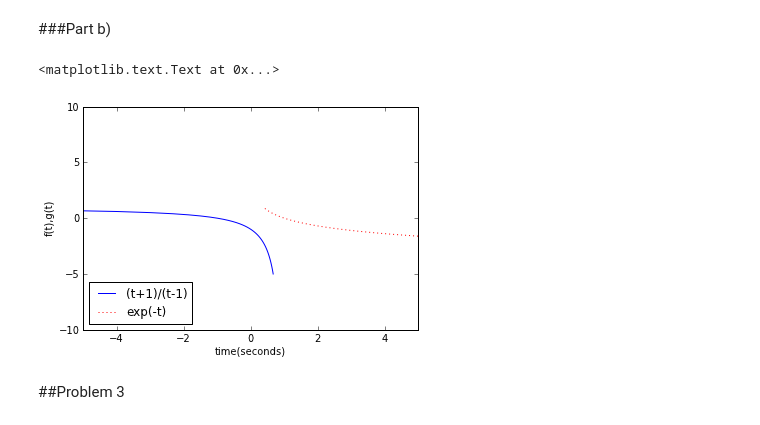
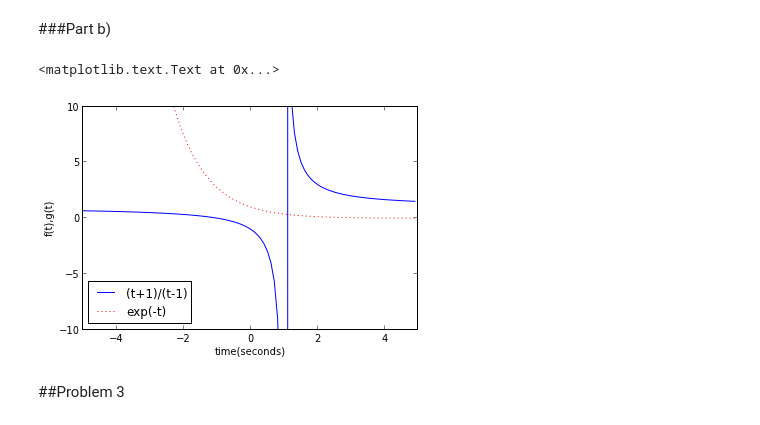
Before and after one commit to anaghibi/PHYS202-S13, a Jupyter notebook: Midterm/Midterm.ipynb, the cells around one changed output. Cells and saved outputs as stored; diff of their text form; code cells hidden in the pictures.

```diff
--- a/Midterm/Midterm.ipynb
+++ b/Midterm/Midterm.ipynb
@@ -26,19 +26,19 @@ xticks(arange(-pi,5*pi/4,pi/4), ['$-{\pi}$','$-3{\pi}/4$','$-{\pi}/2$','$-{\pi}/
 # %% [markdown]
 ###Part b)
 # %%
-t = arange(-5,1,0.1)
+t = arange(-5,5,0.1)
 f = lambda t:(t+1)/(t-1)
 g = lambda t:e**(-t)
-plot(f(t),t, label = '(t+1)/(t-1)')
-plot(g(t),t,color='red',linestyle=':',label = 'exp(-t)')
+plot(t,f(t),label = '(t+1)/(t-1)')
+plot(t,g(t),color='red',linestyle=':',label = 'exp(-t)')
 xlim(-5,5)
 ylim(-10,10)
 legend(loc = 'lower left')
 xlabel('time(seconds)')
 ylabel('f(t),g(t)')
 # %% [output]
 <matplotlib.text.Text at 0x...>
-[figure, old version]
+[figure, new version]
 # %% [markdown]
 ##Problem 3
 # %% [markdown]
```
